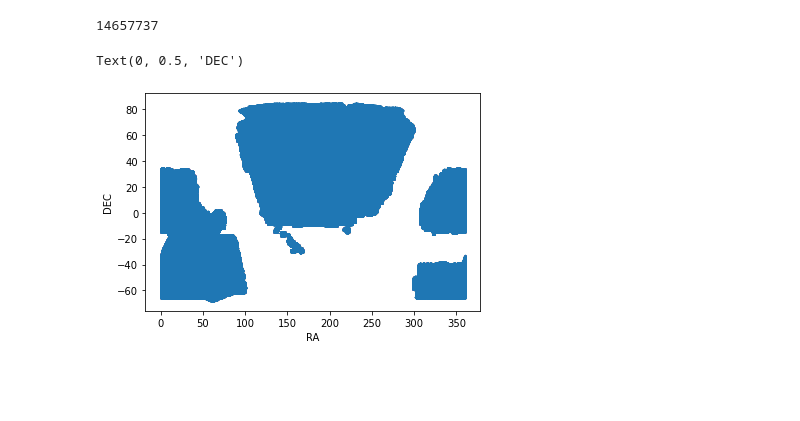
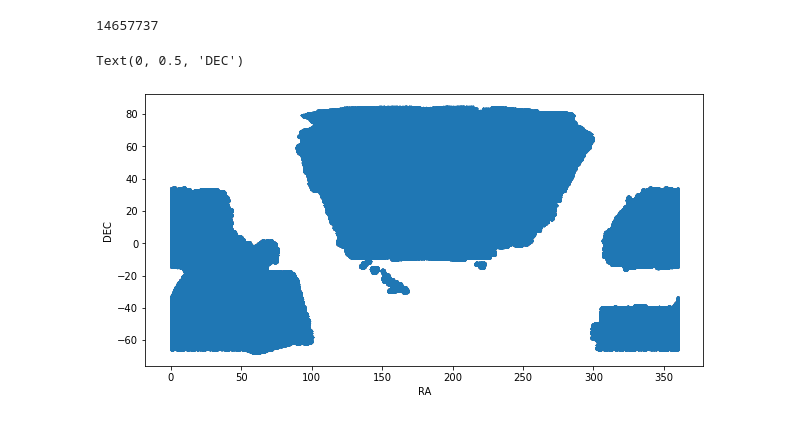
Before and after one commit to jsuarez314/alignment_desi, a Jupyter notebook: Aligment_BGSBRIGHT.ipynb, the cells around one changed output. Drawn from its saved outputs; the diff is of its cells as text; code cells hidden in the pictures; blank space fills up the shorter version.

```diff
--- a/Aligment_BGSBRIGHT.ipynb
+++ b/Aligment_BGSBRIGHT.ipynb
@@ -14,10 +14,11 @@ len(ra)
 # %% [output]
 14657737
 # %%
-pl.scatter(ra, dec, s=0.2)
+fig  = pl.figure(figsize=(10,5))
+pl.scatter(data['RA'], data['DEC'], s=0.2)
 pl.xlabel('RA')
 pl.ylabel('DEC')
 # %% [output]
 Text(0, 0.5, 'DEC')
-[figure, old version]
+[figure, new version]
 # %%
```
Also changed, not shown: parts of 18 cells of this notebook, 1 other file.
